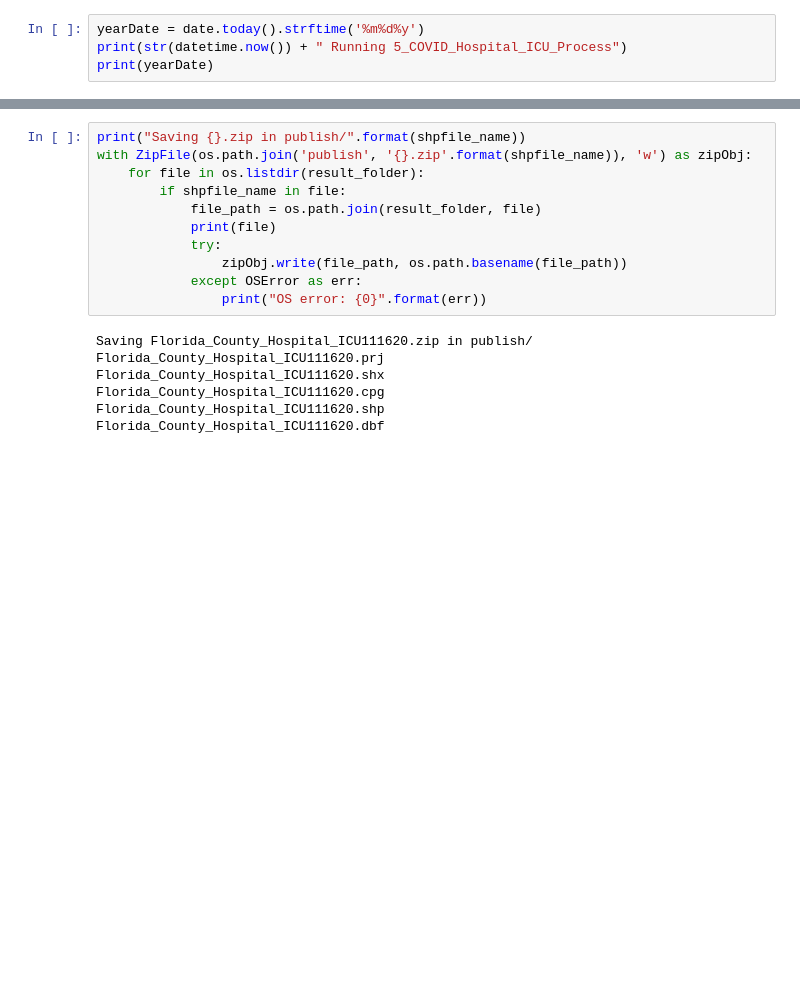
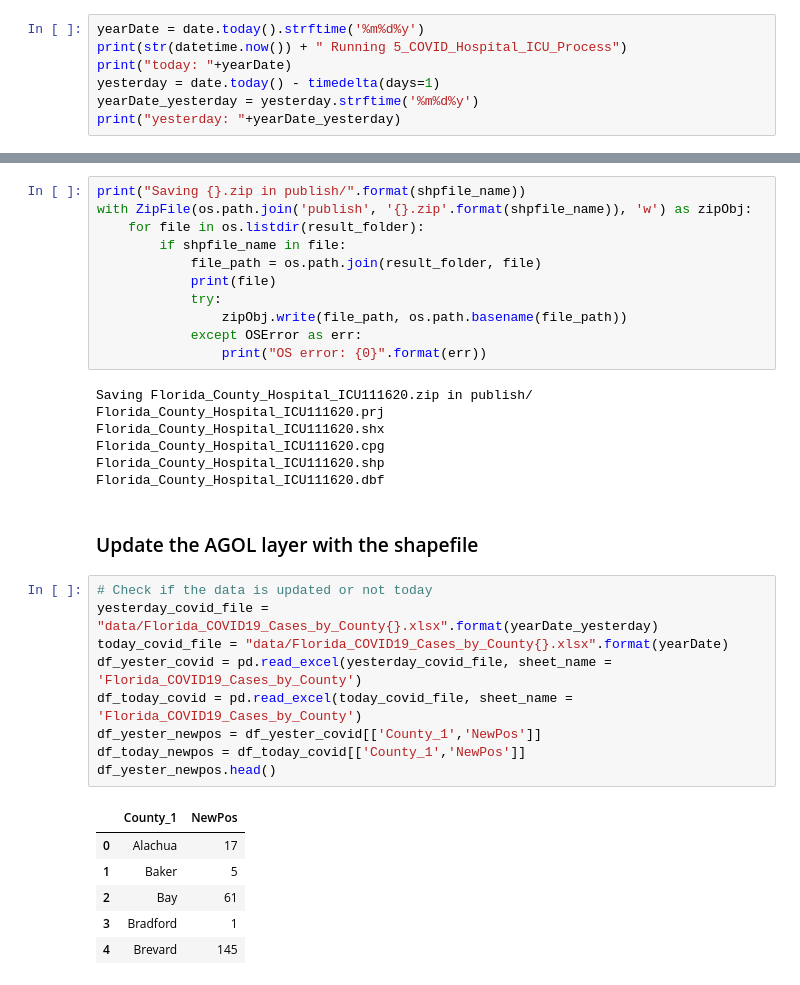
Before and after one commit to xhqiao89/florida_covid_daily_update, a Jupyter notebook: 5_COVID_Hospital_ICU_Process.ipynb, the cells around one changed output, grey strips where cells are left out. Cells and saved outputs as stored; diff of their text form; blank space fills up the shorter version.

Commit message:
add check data if updated or not

```diff
--- a/5_COVID_Hospital_ICU_Process.ipynb
+++ b/5_COVID_Hospital_ICU_Process.ipynb
@@ -10,5 +15,8 @@ from datetime import date, datetime
 # %%
 yearDate = date.today().strftime('%m%d%y')
 print(str(datetime.now()) + " Running 5_COVID_Hospital_ICU_Process")
-print(yearDate)
+print("today: "+yearDate)
+yesterday = date.today() - timedelta(days=1)
+yearDate_yesterday = yesterday.strftime('%m%d%y')
+print("yesterday: "+yearDate_yesterday)
 # %% [output]
@@ -250,3 +250,21 @@ Florida_County_Hospital_ICU111620.shx
 Florida_County_Hospital_ICU111620.cpg
 Florida_County_Hospital_ICU111620.shp
 Florida_County_Hospital_ICU111620.dbf
+# %% [markdown]
+### Update the AGOL layer with the shapefile
+# %%
+# Check if the data is updated or not today
+yesterday_covid_file = "data/Florida_COVID19_Cases_by_County{}.xlsx".format(yearDate_yesterday)
+today_covid_file = "data/Florida_COVID19_Cases_by_County{}.xlsx".format(yearDate)
+df_yester_covid = pd.read_excel(yesterday_covid_file, sheet_name = 'Florida_COVID19_Cases_by_County')
+df_today_covid = pd.read_excel(today_covid_file, sheet_name = 'Florida_COVID19_Cases_by_County')
+df_yester_newpos = df_yester_covid[['County_1','NewPos']]
+df_today_newpos = df_today_covid[['County_1','NewPos']]
+df_yester_newpos.head()
+# %% [output]
+|  | County_1 | NewPos |
+| 0 | Alachua | 17 |
+| 1 | Baker | 5 |
+| 2 | Bay | 61 |
+| 3 | Bradford | 1 |
+| 4 | Brevard | 145 |
```
Also changed, not shown: parts of 12 cells of this notebook, 4 other files.
